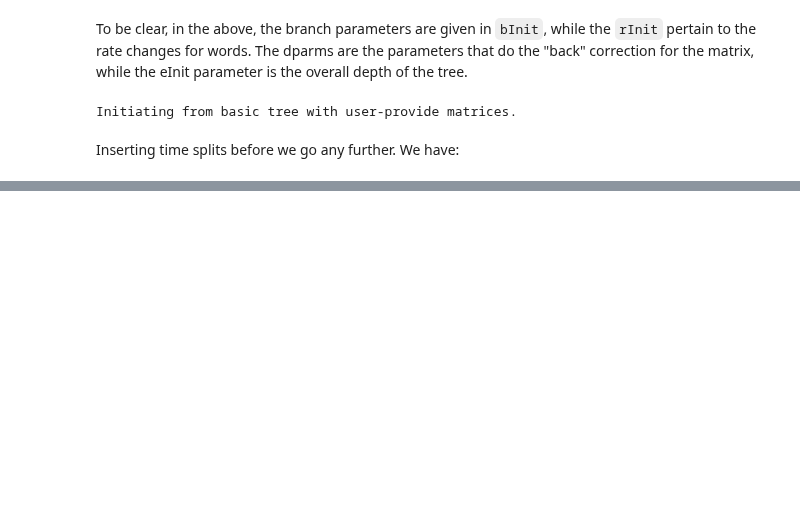
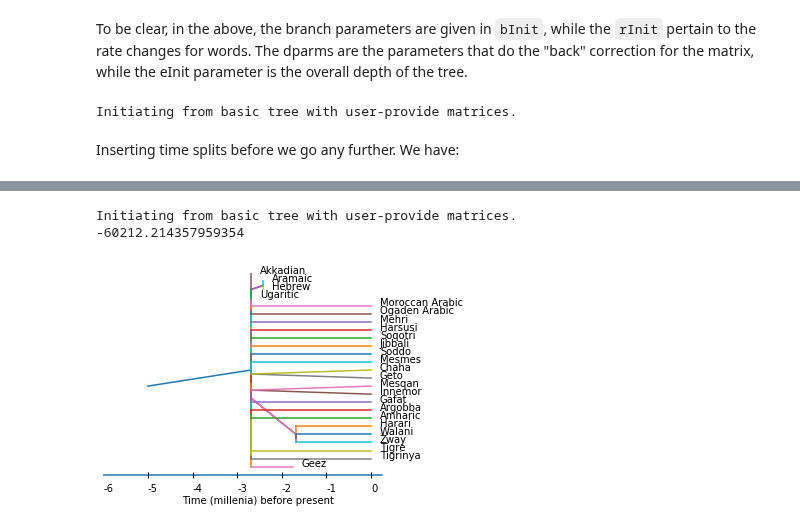
Before and after one commit to mbaker21231/InstEvo, a Jupyter notebook: NoteBooks/AAH - Paper.ipynb, the cells around one changed output, grey strips where cells are left out. Saved outputs shown, nothing was run; the diff lists cells and outputs as text; code cells hidden in the pictures; blank space fills up the shorter version.

```diff
--- a/NoteBooks/AAH - Paper.ipynb
+++ b/NoteBooks/AAH - Paper.ipynb
@@ -295,0 +269,76 @@ dicktree(STP)
+# %%
+numbranches = STR.interiorbranches
+bInit       = np.matrix(- 1 - np.linspace(0,10,num=numbranches)/numbranches)
+rInit       = np.zeros((1, len(STR.words)))
+dparms      = np.sum(STR.deathmat[:,0] == 0)
+dInit       = np.zeros((1, dparms)) + 1
+eInit       = np.matrix(5)
+parmsInit   = np.hstack((bInit, rInit, dInit, eInit))
+
+draws  = 200
+burn   = 20
+damper = 1/4
+aopt   = .25
+
+Told = ParameterizedTree(SemiticTree, 'mcmc', parmsInit)
+Told.splitinfo(splits)
+Told.priordepth(5, 5.2)
+Told.settimes()
+
+xold = np.hstack((bInit, dInit))              # Complete vector of parameters
+nb    = np.shape(xold)[1]                     # Number of parameters
+bdim  = np.shape(bInit)[1]                     # Break point between branch and death parameters
+
+lam   = 2.38**2 / nb*np.ones((1, nb))          # adaptation parameter
+
+val = []                                       # holder for likelihood
+Accept = np.zeros((1, nb))                     # Acceptances
+alpha  = np.zeros((1, nb))                     # alpha probability of acceptance
+xs     = []                                    # place older for parameter values
+mu     = np.array(xold).flatten()             # mean of proposal distribution (not needed for this routine)
+
+Vinit = np.eye(nb)                             # Initial variance for proposals
+
+old = Told.SplitLikelihood() + Told.DeathLikelihood()
+print(old)
+# %% [output]
+Initiating from basic tree with user-provide matrices.
+-60212.214357959354
+# %%
+for i in np.arange(draws):
+    accept = np.zeros((1, nb))
+    for j in range(0, nb):
+
+        Tnew = copy.deepcopy(Told)
+        xnew = copy.deepcopy(xold)
+        xnew[0, j] = xold[0, j] + multivariate_normal.rvs(0)*np.sqrt(Vinit[j, j])*lam[0, j]
+        bParms = xnew[:, 0:bdim]
+        dParms = xnew[:, bdim:]
+
+        Tnew.bparms = bParms
+        Tnew.dparms = dParms
+        Tnew.settimes()
+
+        pro    = Tnew.SplitLikelihood() + Tnew.DeathLikelihood()
+
+        if np.isnan(xnew[0, j]):
+            alpha[0, j] = 0
+        elif pro > old:
+            alpha[0, j] = 1
+        else:
+            alpha[0, j] = np.exp(pro - old)
+
+        if np.random.uniform(0, 1) < alpha[0, j]:
+            old = pro
+            xold = xnew
+            accept[0, j] = 1
+            Told = copy.deepcopy(Tnew)
+
+    xs.append(xold)
+    val.append(old)
+    lam = lam*np.exp(1/(i + 1)**damper*(alpha - aopt))
+    Accept = np.vstack((Accept, accept))
+# %%
+Told.showtree()
+# %% [output]
+[figure, added]
```
Also changed, not shown: parts of 21 cells of this notebook, 1 other file.
